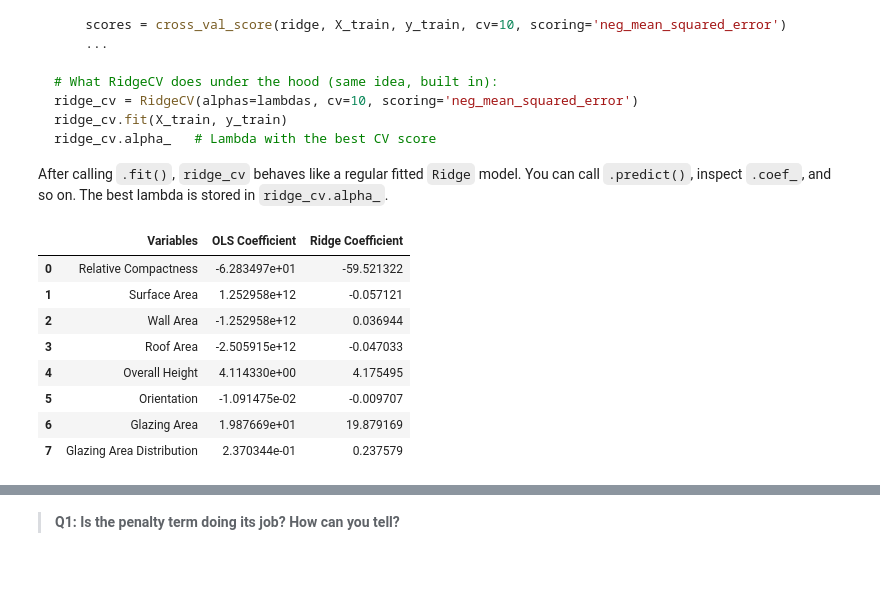
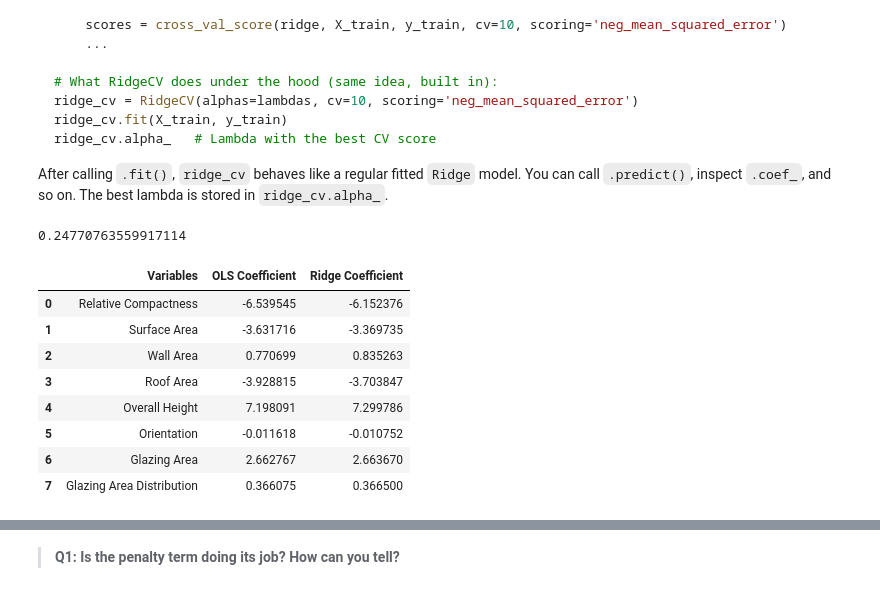
Before and after one commit to lsdixit/assignment-3, a Jupyter notebook: task1/hw3-task1.ipynb, the cells around one changed output, grey strips where cells are left out. Saved outputs shown, nothing was run; the diff lists cells and outputs as text; code cells hidden in the pictures.

Commit message:
OLS and ridge regression

```diff
--- a/task1/hw3-task1.ipynb
+++ b/task1/hw3-task1.ipynb
@@ -115,15 +115,13 @@ ValueError: Test q1 not found
 
 Start with a plain OLS model as a baseline. Fit it on the training data. Calculate the MSE in a variable called `mse_ols` and inspect the coefficients.
 # %%
-# Return coefficients in non-scientific notation
-np.set_printoptions(suppress=True, precision=10)
-
 # Run a linear regression as a baseline and fit to training data
 lr = LinearRegression()
-lr.fit(X_train, y_train)
+lr.fit(X_train_scaled, y_train)
 
 # Calculate MSE
-mse_ols = mean_squared_error(y_test, lr.predict(X_test))
+mse_ols = mean_squared_error(y_test, lr.predict(X_test_scaled))
+print(mse_ols)
 
 # Inspect coefficients
 pd.DataFrame({'Variables':variables, 'Coefficients':lr.coef_})
@@ -161,22 +178,23 @@ After calling `.fit()`, `ridge_cv` behaves like a regular fitted `Ridge` model.
 # %%
 # Define a range of lambdas to test
 lambdas = np.logspace(-4, 4, 100)
 
 # Run a ridge regression with cross validation
 ridge_cv = RidgeCV(alphas = lambdas, cv = 10, scoring = 'neg_mean_squared_error')
-ridge_cv.fit(X_train, y_train)
-ridge_cv.alpha_
+ridge_cv.fit(X_train_scaled, y_train)
+print(ridge_cv.alpha_)
 
 pd.DataFrame({'Variables': variables, 'OLS Coefficient': lr.coef_, 'Ridge Coefficient': ridge_cv.coef_})
 # %% [output]
+0.24770763559917114
 |  | Variables | OLS Coefficient | Ridge Coefficient |
-| 0 | Relative Compactness | -6.283497e+01 | -59.521322 |
-| 1 | Surface Area | 1.252958e+12 | -0.057121 |
-| 2 | Wall Area | -1.252958e+12 | 0.036944 |
-| 3 | Roof Area | -2.505915e+12 | -0.047033 |
-| 4 | Overall Height | 4.114330e+00 | 4.175495 |
-| 5 | Orientation | -1.091475e-02 | -0.009707 |
-| 6 | Glazing Area | 1.987669e+01 | 19.879169 |
-| 7 | Glazing Area Distribution | 2.370344e-01 | 0.237579 |
+| 0 | Relative Compactness | -6.539545 | -6.152376 |
+| 1 | Surface Area | -3.631716 | -3.369735 |
+| 2 | Wall Area | 0.770699 | 0.835263 |
+| 3 | Roof Area | -3.928815 | -3.703847 |
+| 4 | Overall Height | 7.198091 | 7.299786 |
+| 5 | Orientation | -0.011618 | -0.010752 |
+| 6 | Glazing Area | 2.662767 | 2.663670 |
+| 7 | Glazing Area Distribution | 0.366075 | 0.366500 |
 # %%
 grader.check("q3")
```
Also changed, not shown: parts of 11 cells of this notebook.
